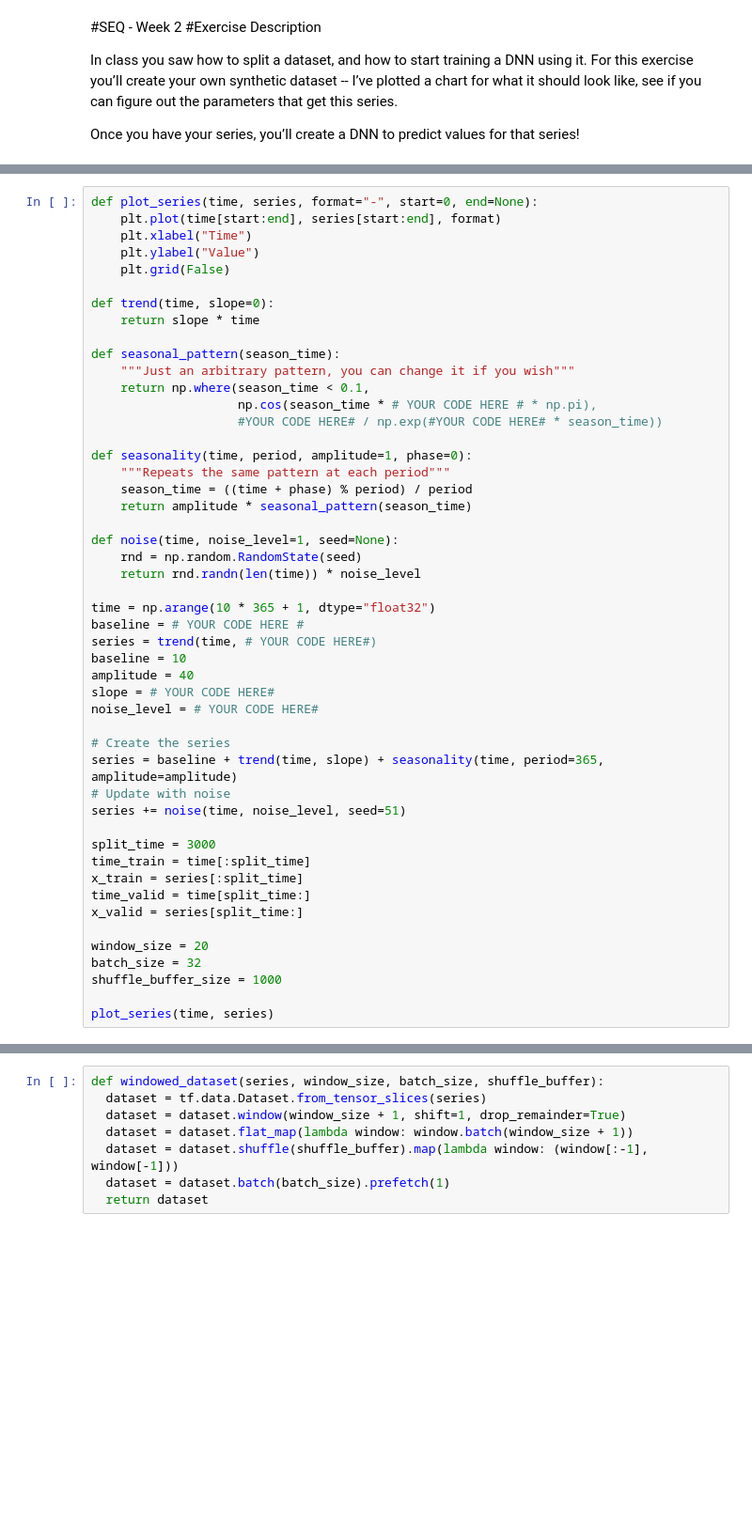
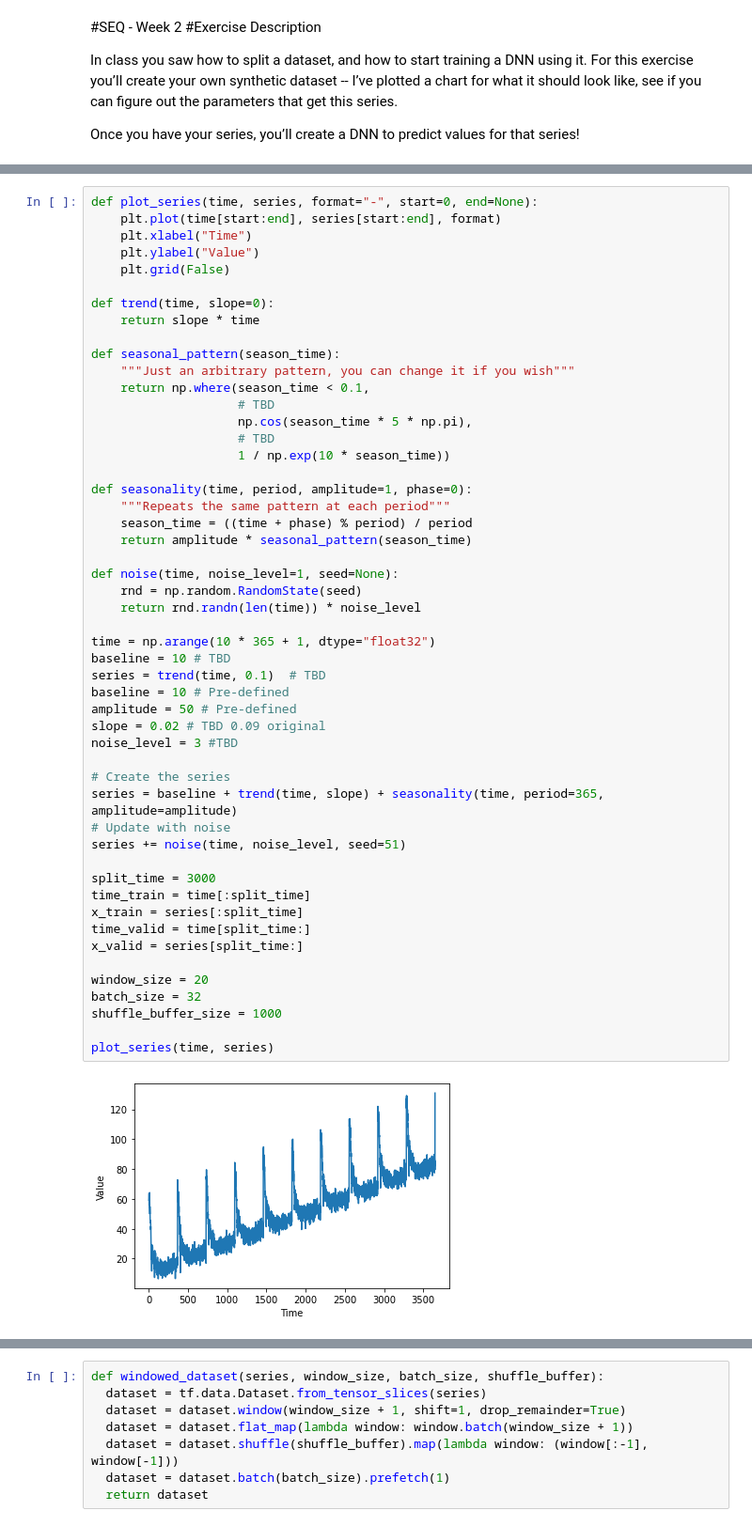
Before and after one commit to AlchemyGeek/Coursera-Tensorflow, a Jupyter notebook: SEQ-Week2-Exercise.ipynb, the cells around one changed output, grey strips where cells are left out. Shown at 94% size. Cells and saved outputs as stored; diff of their text form; blank space fills up the shorter version.

```diff
--- a/SEQ-Week2-Exercise.ipynb
+++ b/SEQ-Week2-Exercise.ipynb
@@ -39,42 +44,46 @@ def trend(time, slope=0):
 def seasonal_pattern(season_time):
     """Just an arbitrary pattern, you can change it if you wish"""
     return np.where(season_time < 0.1,
-                    np.cos(season_time * # YOUR CODE HERE # * np.pi),
-                    #YOUR CODE HERE# / np.exp(#YOUR CODE HERE# * season_time))
+                    # TBD
+                    np.cos(season_time * 5 * np.pi),
+                    # TBD
+                    1 / np.exp(10 * season_time))
 
 def seasonality(time, period, amplitude=1, phase=0):
     """Repeats the same pattern at each period"""
     season_time = ((time + phase) % period) / period
     return amplitude * seasonal_pattern(season_time)
 
 def noise(time, noise_level=1, seed=None):
     rnd = np.random.RandomState(seed)
     return rnd.randn(len(time)) * noise_level
 
 time = np.arange(10 * 365 + 1, dtype="float32")
-baseline = # YOUR CODE HERE #
-series = trend(time, # YOUR CODE HERE#)
-baseline = 10
-amplitude = 40
-slope = # YOUR CODE HERE#
-noise_level = # YOUR CODE HERE#
+baseline = 10 # TBD
+series = trend(time, 0.1)  # TBD
+baseline = 10 # Pre-defined
+amplitude = 50 # Pre-defined
+slope = 0.02 # TBD 0.09 original
+noise_level = 3 #TBD
 
 # Create the series
 series = baseline + trend(time, slope) + seasonality(time, period=365, amplitude=amplitude)
 # Update with noise
 series += noise(time, noise_level, seed=51)
 
 split_time = 3000
 time_train = time[:split_time]
 x_train = series[:split_time]
 time_valid = time[split_time:]
 x_valid = series[split_time:]
 
 window_size = 20
 batch_size = 32
 shuffle_buffer_size = 1000
 
 plot_series(time, series)
+# %% [output]
+[figure, added]
 # %% [markdown]
 Desired output -- a chart that looks like this:
 
```
Also changed, not shown: parts of 5 cells of this notebook.
